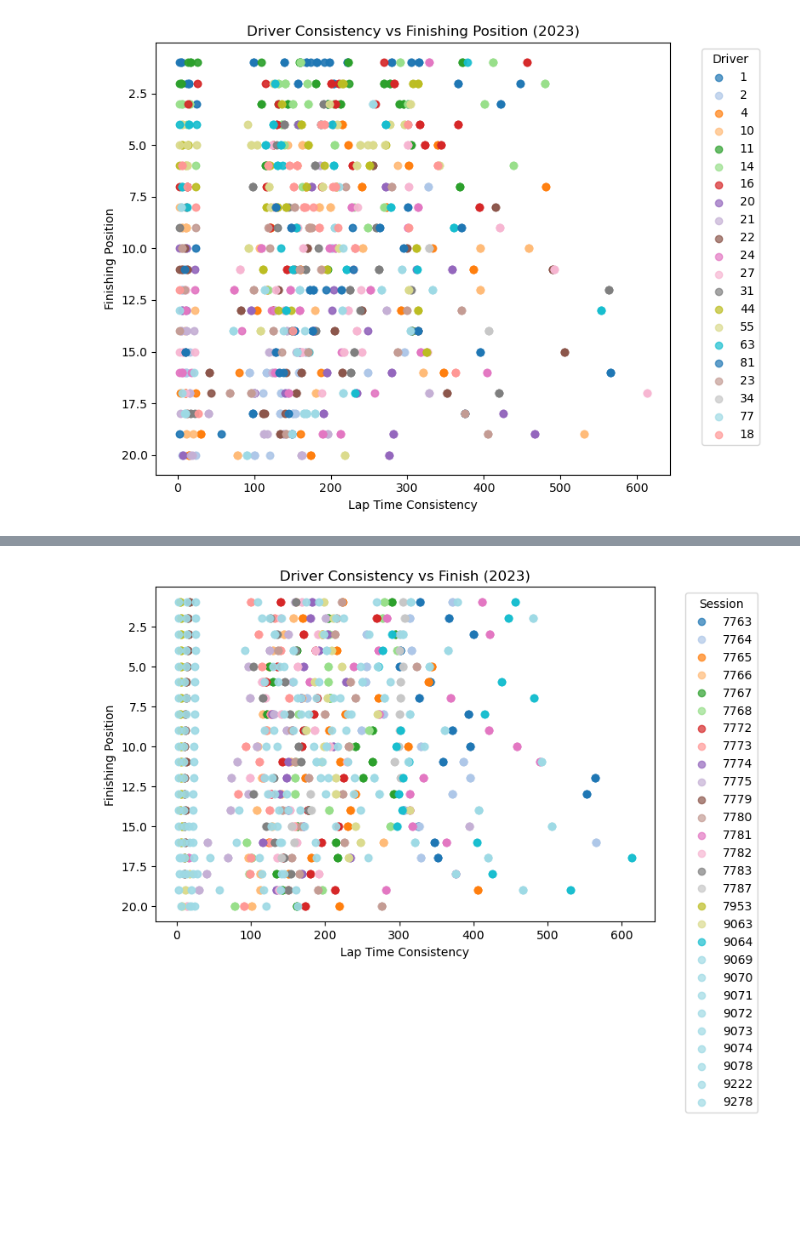
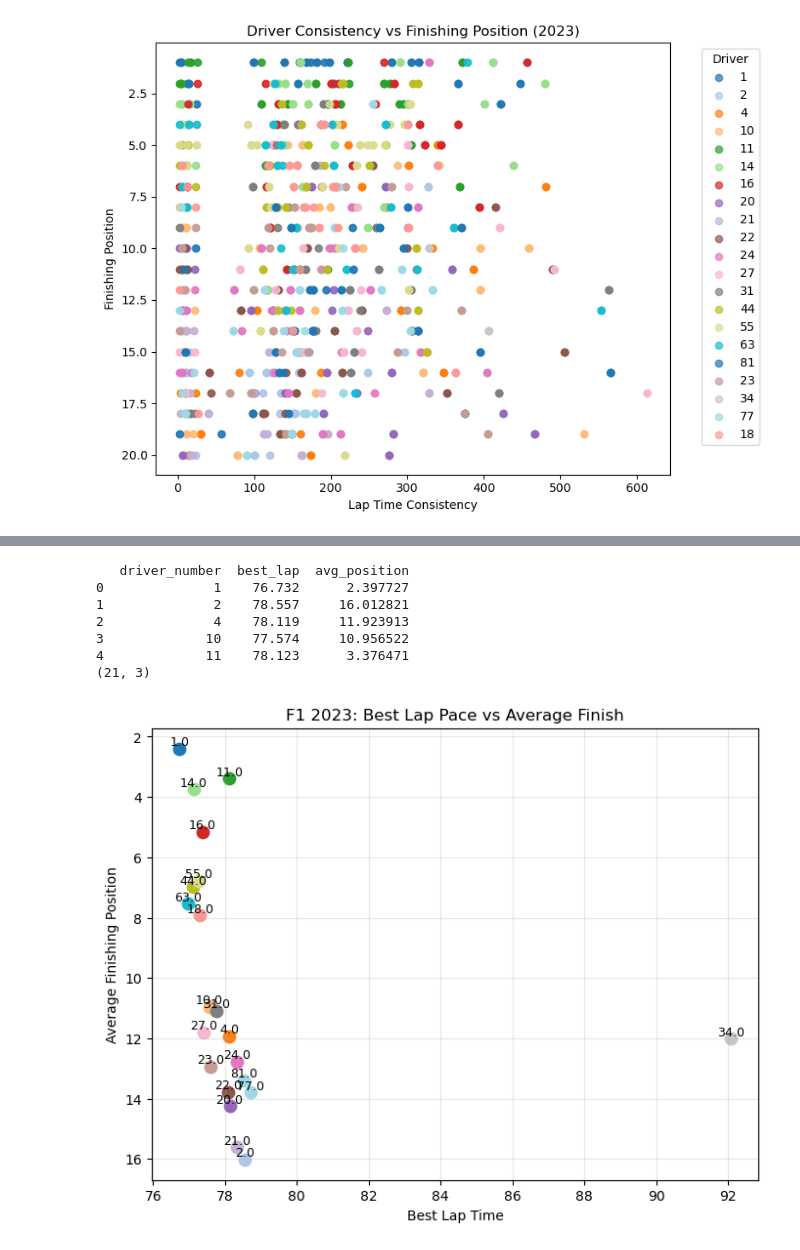
Before and after one commit to Vaoikun/Data_Acquisition_Blog, a Jupyter notebook: f1_data.ipynb, the cells around one changed output, grey strips where cells are left out. Cells and saved outputs as stored; diff of their text form; code cells hidden in the pictures; blank space fills up the shorter version.

```diff
--- a/f1_data.ipynb
+++ b/f1_data.ipynb
@@ -162,11 +174,53 @@ plt.show()
 [figure]
 # %%
-# Best lap vs position
-plt.scatter(new_df['best_lap'], new_df['position'])
+# Average best lap vs average position by driver for better visualization
+season_stats = new_df.groupby("driver_number").agg(
+    best_lap=("best_lap","min"),
+    avg_position=("position","mean")
+).reset_index()
+
+print(season_stats.head())
+print(season_stats.shape)
+
+drivers = season_stats["driver_number"].unique()
+
+colors = plt.cm.tab20(np.linspace(0,1,len(drivers)))
+color_map = dict(zip(drivers, colors))
+
+plt.figure(figsize=(8,6))
+
+for _, row in season_stats.iterrows():
+
+    plt.scatter(
+        row["best_lap"],
+        row["avg_position"],
+        color=color_map[row["driver_number"]],
+        s=80
+    )
+
+    plt.text(
+        row["best_lap"],
+        row["avg_position"],
+        str(row["driver_number"]),
+        fontsize=9,
+        ha="center",
+        va="bottom"
+    )
+
 plt.xlabel("Best Lap Time")
-plt.ylabel("Finishing Position")
-plt.title("Driver Best Lap Time vs Finishing Position")
-plt.gca().invert_yaxis()  # Invert y-axis so 1st place is at the top
+plt.ylabel("Average Finishing Position")
+plt.title("F1 2023: Best Lap Pace vs Average Finish")
+
+plt.gca().invert_yaxis()
+plt.grid(alpha=0.3)
+
 plt.show()
 # %% [output]
+   driver_number  best_lap  avg_position
+0              1    76.732      2.397727
+1              2    78.557     16.012821
+2              4    78.119     11.923913
+3             10    77.574     10.956522
+4             11    78.123      3.376471
+(21, 3)
-[figure, old version]
+[figure, new version]
```
Also changed, not shown: parts of 2 cells of this notebook, 2 other files.
